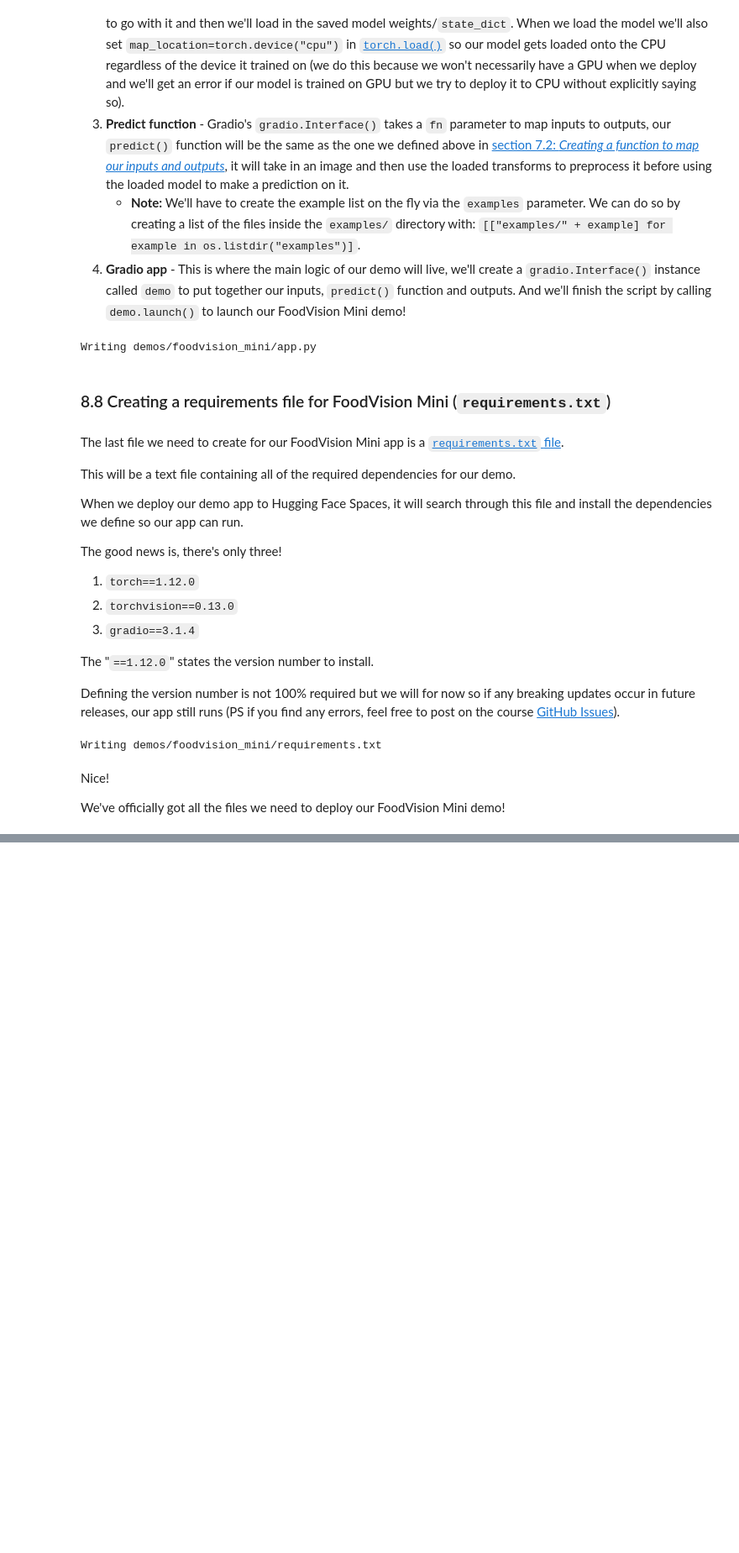
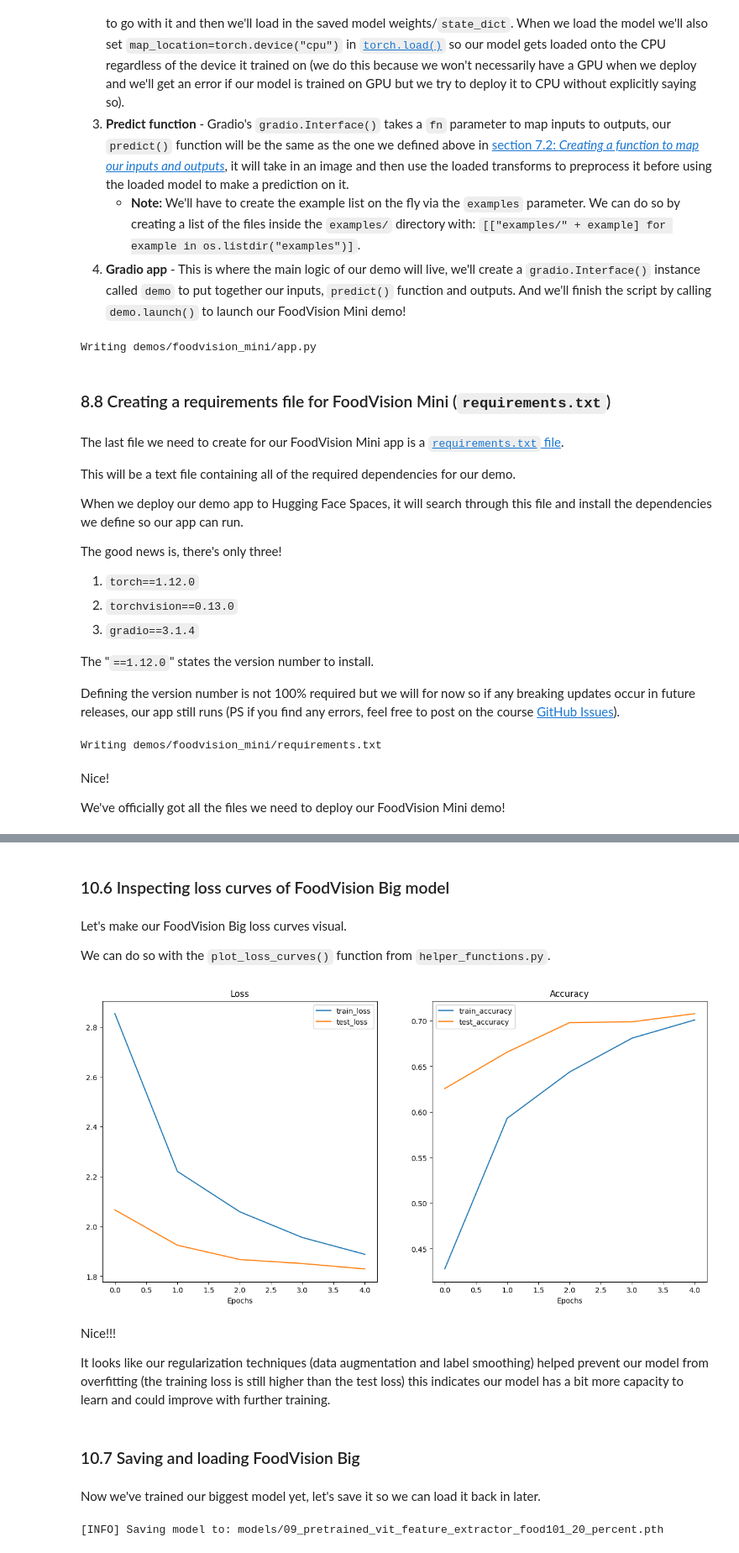
Before and after one commit to JunHL96/PyTorch-Course, a Jupyter notebook: 09_pytorch_model_deployment_notes.ipynb, the cells around one changed output, grey strips where cells are left out. Shown at 84% size. Drawn from its saved outputs; the diff is of its cells as text; code cells hidden in the pictures; blank space fills up the shorter version.

```diff
--- a/09_pytorch_model_deployment_notes.ipynb
+++ b/09_pytorch_model_deployment_notes.ipynb
@@ -2375,0 +2790,3 @@ We've officially got all the files we need to deploy our FoodVision Mini demo!
+# %%
+# Create EffNetB2 model capable of fitting to 101 classes for Food101
+vit_food101, vit_transforms = create_vit_model(num_classes=101)
@@ -2375,0 +3014,17 @@ We've officially got all the files we need to deploy our FoodVision Mini demo!
+# %%
+import os
+import torch
+
+BATCH_SIZE = 32
+NUM_WORKERS = 2 if os.cpu_count() <= 4 else 4 # this value is very experimental and will depend on the hardware you have available, Google Colab generally provides 2x CPUs
+
+# Create Food101 20 percent training DataLoader
+train_dataloader_food101_20_percent = torch.utils.data.DataLoader(train_data_food101_20_percent,
+                                                                  batch_size=BATCH_SIZE,
+                                                                  shuffle=True,
+                                                                  num_workers=NUM_WORKERS)
+# Create Food101 20 percent testing DataLoader
+test_dataloader_food101_20_percent = torch.utils.data.DataLoader(test_data_food101_20_percent,
+                                                                 batch_size=BATCH_SIZE,
+                                                                 shuffle=False,
+                                                                 num_workers=NUM_WORKERS)
@@ -2375,0 +3068,19 @@ We've officially got all the files we need to deploy our FoodVision Mini demo!
+# %%
+from going_modular.going_modular import engine
+
+# Setup optimizer
+optimizer = torch.optim.Adam(params=vit_food101.parameters(),
+                             lr=1e-3)
+
+# Setup loss function
+loss_fn = torch.nn.CrossEntropyLoss(label_smoothing=0.1) # throw in a little label smoothing because so many classes
+
+# Want to beat original Food101 paper with 20% of data, need 56.4%+ acc on test dataset
+set_seeds()
+vit_food101_results = engine.train(model=vit_food101,
+                                        train_dataloader=train_dataloader_food101_20_percent,
+                                        test_dataloader=test_dataloader_food101_20_percent,
+                                        optimizer=optimizer,
+                                        loss_fn=loss_fn,
+                                        epochs=5,
+                                        device=device)
@@ -2375,0 +3099,35 @@ We've officially got all the files we need to deploy our FoodVision Mini demo!
+# %% [markdown]
+### 10.6 Inspecting loss curves of FoodVision Big model
+# %% [markdown]
+
+Let's make our FoodVision Big loss curves visual.
+
+We can do so with the `plot_loss_curves()` function from `helper_functions.py`.
+# %%
+from helper_functions import plot_loss_curves
+
+# Check out the loss curves for FoodVision Big
+plot_loss_curves(vit_food101_results)
+# %% [output]
+[figure, added]
+# %% [markdown]
+Nice!!!
+
+It looks like our regularization techniques (data augmentation and label smoothing) helped prevent our model from overfitting (the training loss is still higher than the test loss) this indicates our model has a bit more capacity to learn and could improve with further training.
+# %% [markdown]
+### 10.7 Saving and loading FoodVision Big
+# %% [markdown]
+
+Now we've trained our biggest model yet, let's save it so we can load it back in later.
+# %%
+from going_modular.going_modular import utils
+
+# Create a model path
+vit_food101_model_path = "09_pretrained_vit_feature_extractor_food101_20_percent.pth"
+
+# Save FoodVision Big model
+utils.save_model(model=vit_food101,
+                 target_dir="models",
+                 model_name=vit_food101_model_path)
+# %% [output]
+[INFO] Saving model to: models/09_pretrained_vit_feature_extractor_food101_20_percent.pth
```
Also changed, not shown: parts of 105 cells of this notebook.
